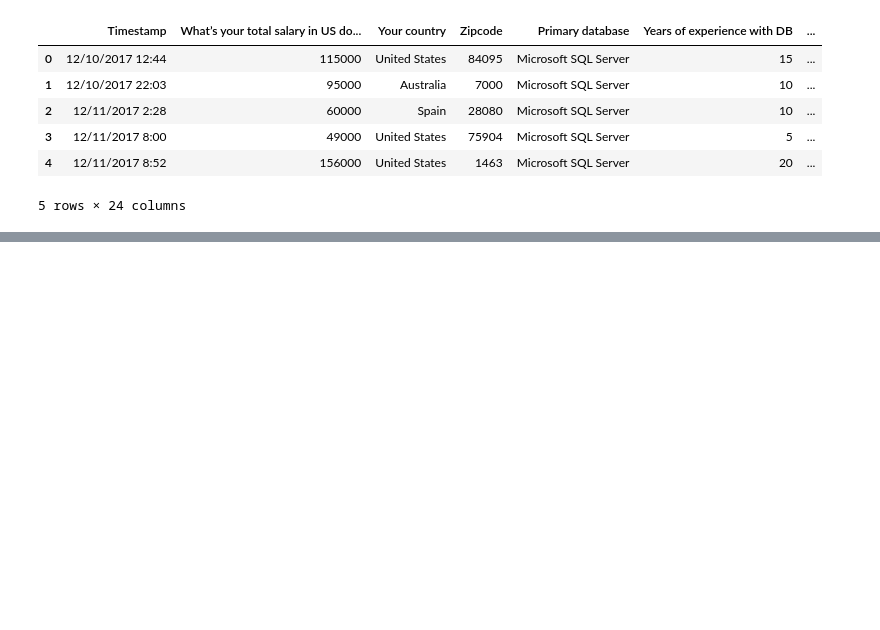
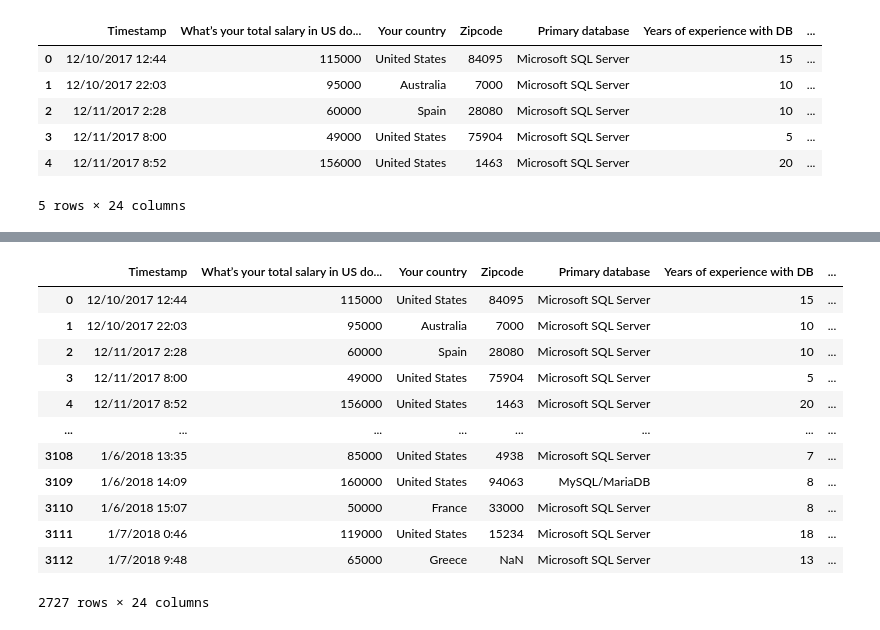
Before and after one commit to scottdseely/DBA-Salary-Survey, a Jupyter notebook: Raw Data - Quick Review.ipynb, the cells around one changed output, grey strips where cells are left out. Saved outputs shown, nothing was run; the diff lists cells and outputs as text; code cells hidden in the pictures; blank space fills up the shorter version.

```diff
--- a/Raw Data - Quick Review.ipynb
+++ b/Raw Data - Quick Review.ipynb
@@ -122,0 +174,24 @@ Name: 4, dtype: object
+# %%
+# making boolean series for a team name
+filter = df["To which gender do you most identify?"]=="Male"
+
+# filtering data
+#survey_df.where(filter, inplace = True)
+
+m_df=df[filter]
+
+m_df
+# %% [output]
+|  | Timestamp | What’s your total salary in US do... | Your country | Zipcode | Primary database | Years of experience with DB | ... |
+| 0 | 12/10/2017 12:44 | 115000 | United States | 84095 | Microsoft SQL Server | 15 | ... |
+| 1 | 12/10/2017 22:03 | 95000 | Australia | 7000 | Microsoft SQL Server | 10 | ... |
+| 2 | 12/11/2017 2:28 | 60000 | Spain | 28080 | Microsoft SQL Server | 10 | ... |
+| 3 | 12/11/2017 8:00 | 49000 | United States | 75904 | Microsoft SQL Server | 5 | ... |
+| 4 | 12/11/2017 8:52 | 156000 | United States | 1463 | Microsoft SQL Server | 20 | ... |
+| ... | ... | ... | ... | ... | ... | ... | ... |
+| 3108 | 1/6/2018 13:35 | 85000 | United States | 4938 | Microsoft SQL Server | 7 | ... |
+| 3109 | 1/6/2018 14:09 | 160000 | United States | 94063 | MySQL/MariaDB | 8 | ... |
+| 3110 | 1/6/2018 15:07 | 50000 | France | 33000 | Microsoft SQL Server | 8 | ... |
+| 3111 | 1/7/2018 0:46 | 119000 | United States | 15234 | Microsoft SQL Server | 18 | ... |
+| 3112 | 1/7/2018 9:48 | 65000 | Greece | NaN | Microsoft SQL Server | 13 | ... |
+2727 rows × 24 columns
```
Also changed, not shown: parts of 9 cells of this notebook, 1 other file.
